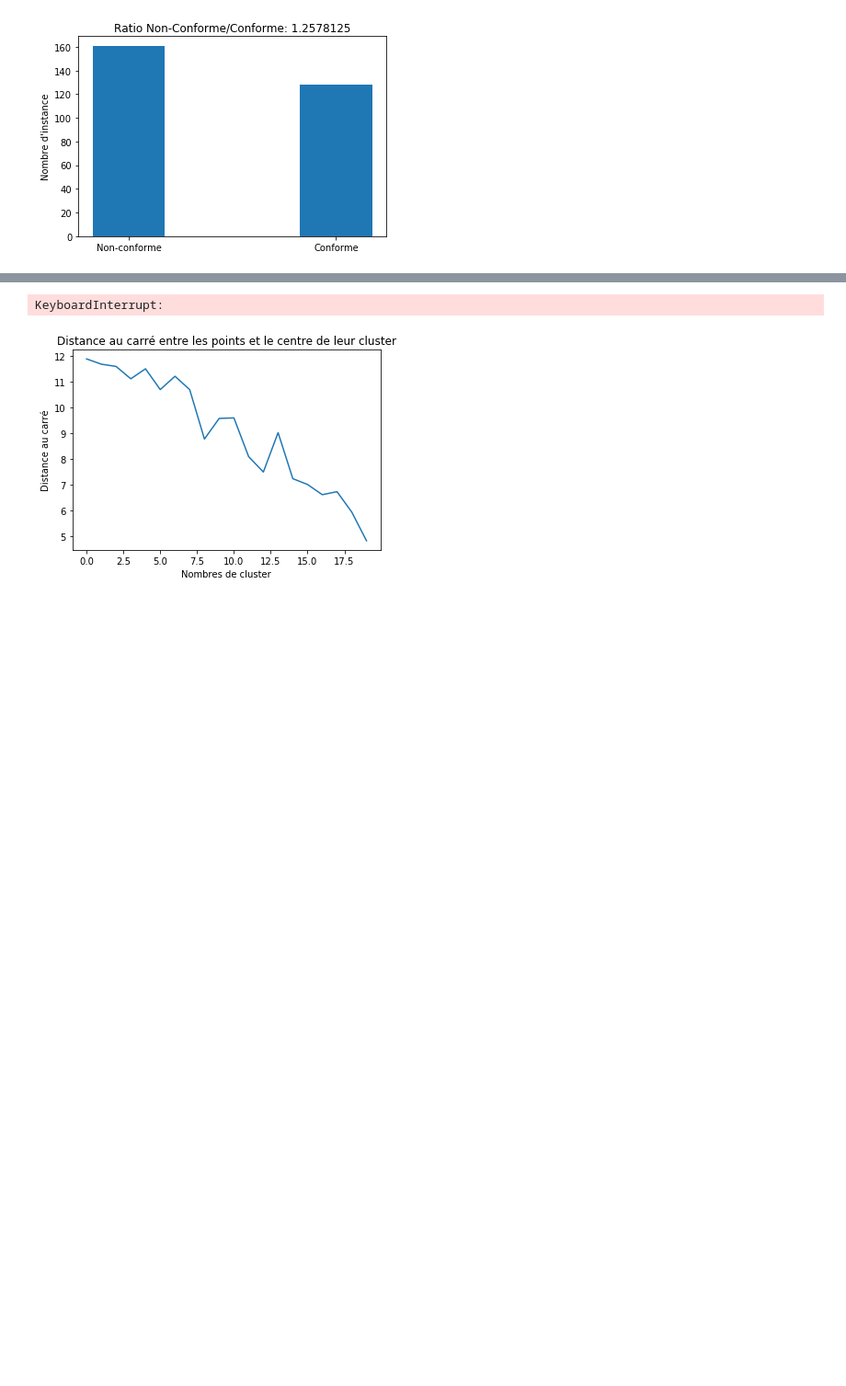
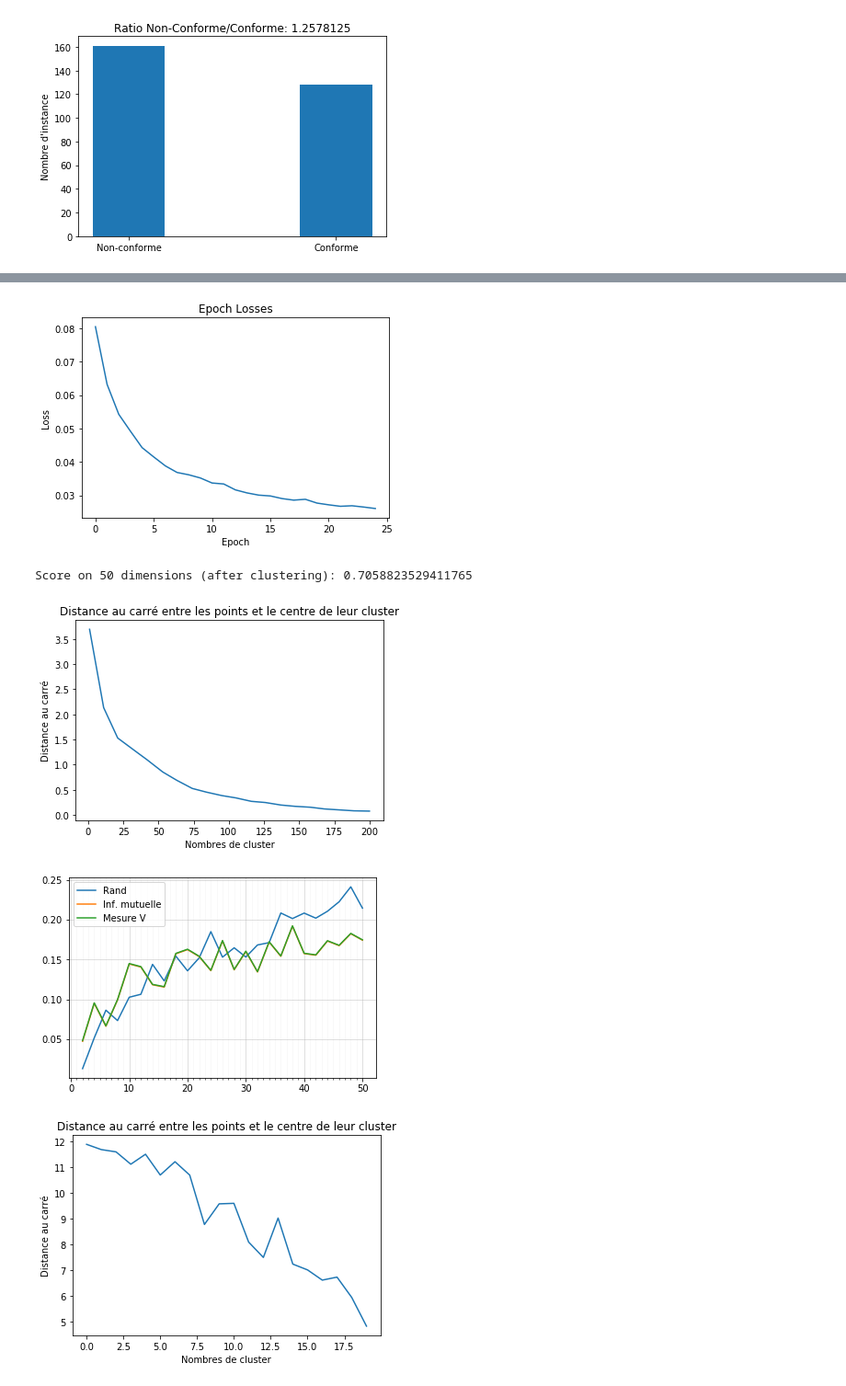
Before and after one commit to benjaminMatteJean/Projet4101, a Jupyter notebook: Clustering.ipynb, the cells around one changed output, grey strips where cells are left out. Shown at 92% size. Saved outputs shown, nothing was run; the diff lists cells and outputs as text; code cells hidden in the pictures; blank space fills up the shorter version.

```diff
--- a/Clustering.ipynb
+++ b/Clustering.ipynb
@@ -499,8 +502,8 @@ print('Optimising autoencoder for clustering:')
 #                  )
 trainAutoEncoder(encoder, nb_epoch=25, verbose=True, plot_loss=True,
                  cluster=True,
-                 k_clusters=25,
-                 error_ratio = 0.1
+                 k_clusters=50,
+                 error_ratio = 0.5
                 )
 
 # Reduce dimensions on inputs
@@ -524,4 +528,7 @@ Optimising autoencoder for clustering:
+[figure, added]
-KeyboardInterrupt:
+Score on 50 dimensions (after clustering): 0.7058823529411765
+[figure, added]
+[figure, added]
 # %%
 sse = calculate_WSS(X, 200)
 pyplot.plot(sse)
```
Also changed, not shown: parts of 5 cells of this notebook.
